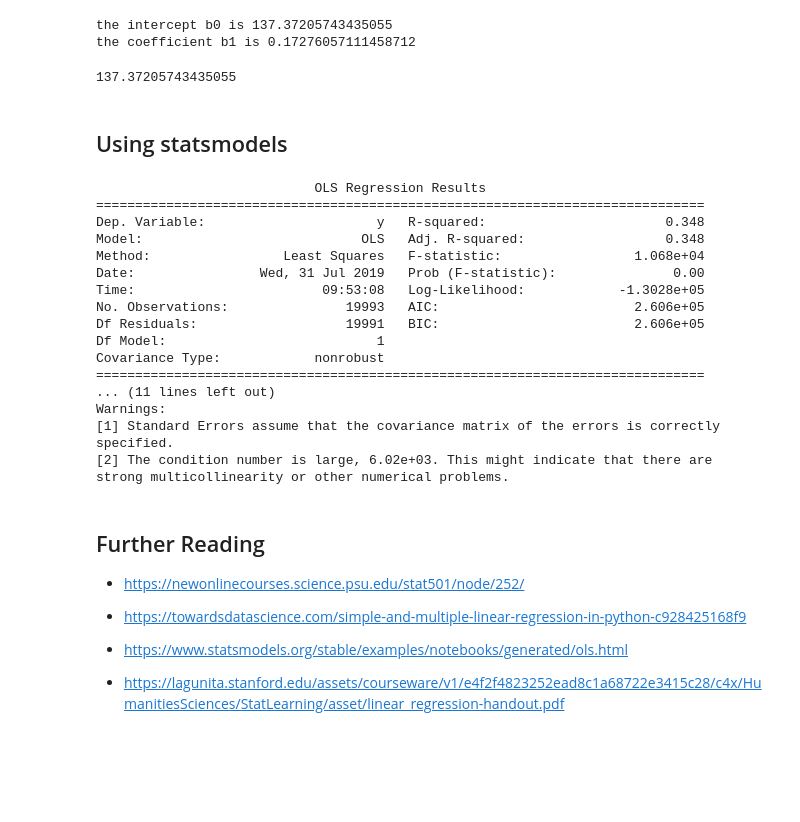
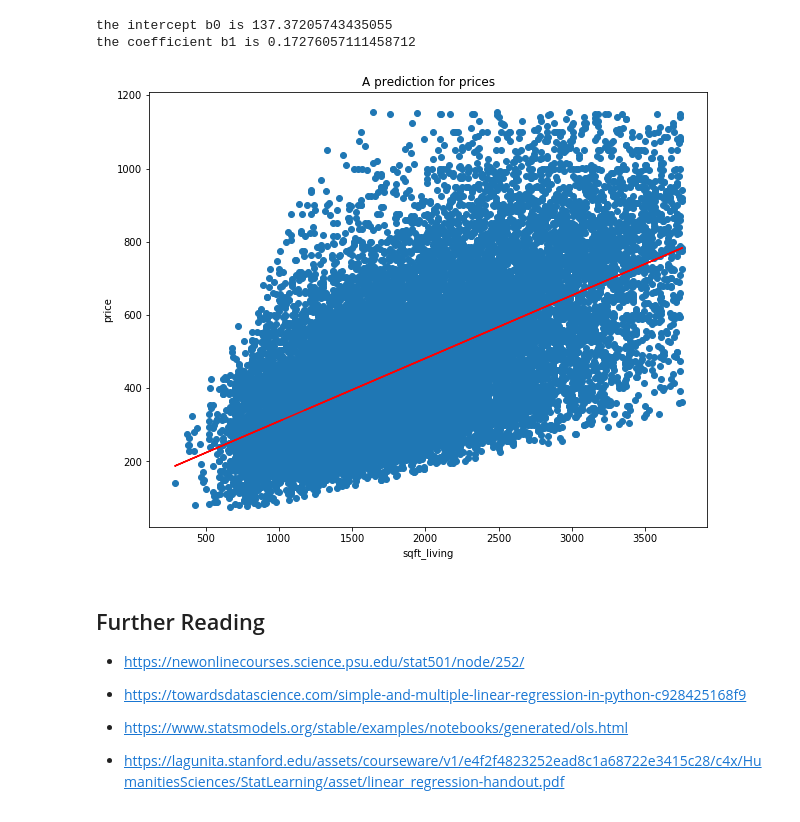
Before and after one commit to mguner/Flatiron_School, a Jupyter notebook: Guest_lecture-v5.ipynb, the cells around one changed output. Cells and saved outputs as stored; diff of their text form; code cells hidden in the pictures; blank space fills up the shorter version.

```diff
--- a/Guest_lecture-v5.ipynb
+++ b/Guest_lecture-v5.ipynb
@@ -204,7 +204,3 @@ print('the intercept b0 is {} \nthe coefficient b1 is {}'.format(intercept, coef
 # %% [output]
 the intercept b0 is 137.37205743435055
 the coefficient b1 is 0.17276057111458712
-# %%
-sk_lm.intercept_
-# %% [output]
-137.37205743435055
@@ -213,38 +207,7 @@ pred(0, 0.236)
-# %% [markdown]
-
-
-
-<a name="statsmodels">
-</a>
-
-## Using statsmodels
-# %%
-from statsmodels import api as sm
-from statsmodels.formula.api import  ols
-
-X = sm.add_constant(X)
-
-# create a fitted model in one line
-lm = sm.OLS(y, X).fit()
-print(lm.summary())
-# %% [output]
-                            OLS Regression Results
-==============================================================================
-Dep. Variable:                      y   R-squared:                       0.348
-Model:                            OLS   Adj. R-squared:                  0.348
-Method:                 Least Squares   F-statistic:                 1.068e+04
-Date:                Wed, 31 Jul 2019   Prob (F-statistic):               0.00
-Time:                        09:53:08   Log-Likelihood:            -1.3028e+05
-No. Observations:               19993   AIC:                         2.606e+05
-Df Residuals:                   19991   BIC:                         2.606e+05
-Df Model:                           1
-Covariance Type:            nonrobust
-==============================================================================
-... (11 lines left out)
-Warnings:
-[1] Standard Errors assume that the covariance matrix of the errors is correctly specified.
-[2] The condition number is large, 6.02e+03. This might indicate that there are
-strong multicollinearity or other numerical problems.
+# %%
+pred(137.37, 0.172)
+# %% [output]
+[figure, added]
 # %% [markdown]
 ## Further Reading <a name='further_reading'></a>
 
```
Also changed, not shown: parts of 1 cell of this notebook, 1 other file.
